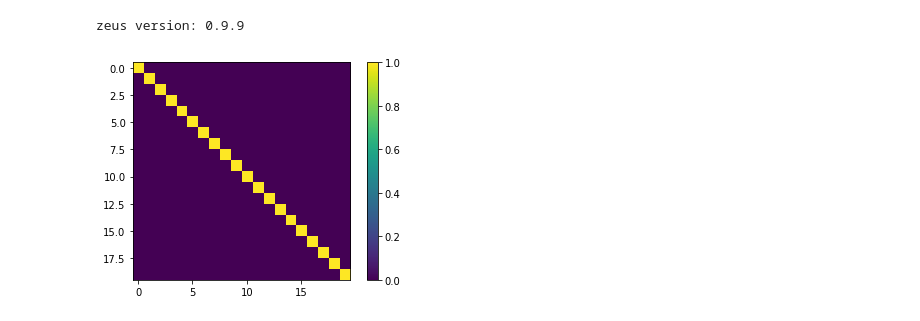
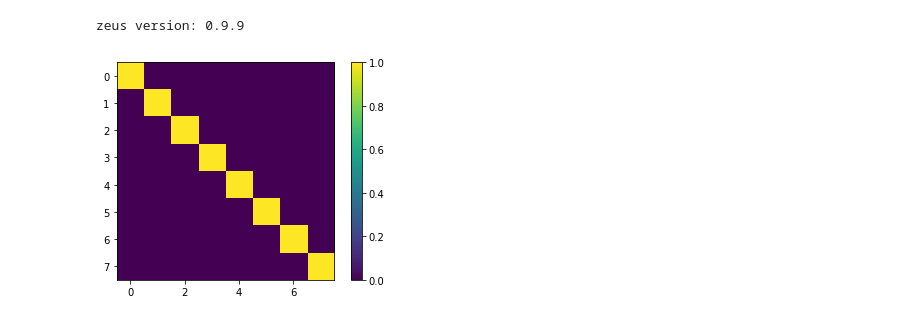
Before and after one commit to minaskar/zeus, a Jupyter notebook: examples/normal_distribution.ipynb, the cells around one changed output. Cells and saved outputs as stored; diff of their text form; code cells hidden in the pictures.

```diff
--- a/examples/normal_distribution.ipynb
+++ b/examples/normal_distribution.ipynb
@@ -9,27 +9,27 @@ print('zeus version:', zeus.__version__)
 # %% [output]
 zeus version: 0.9.9
 # %%
-ndim = 20
-nwalkers = 2 * ndim #* 2
-nsteps= 1000
+ndim = 8
+nwalkers = 2 * ndim
+nsteps= 100000
 
 #C = make_spd_matrix(ndim)
 C = np.identity(ndim)
 plt.imshow(C)
 plt.colorbar()
 
 icov = np.linalg.inv(C)
 
 #mu = np.random.rand(ndim) * 10.0
 mu  = np.zeros(ndim)
 
 def logp(x, mu, icov):
     return -0.5 * np.dot(np.dot((x-mu).T,icov),(x-mu))
 
 #start = np.random.rand(ndim)
 start = mu + 1.0 * np.random.randn(nwalkers,ndim)
 # %% [output]
-[figure, old version]
+[figure, new version]
 # %%
 ndim = 16
 nwalkers = 2 * ndim #* 2
```
Also changed, not shown: parts of 10 cells of this notebook, 3 other files.
